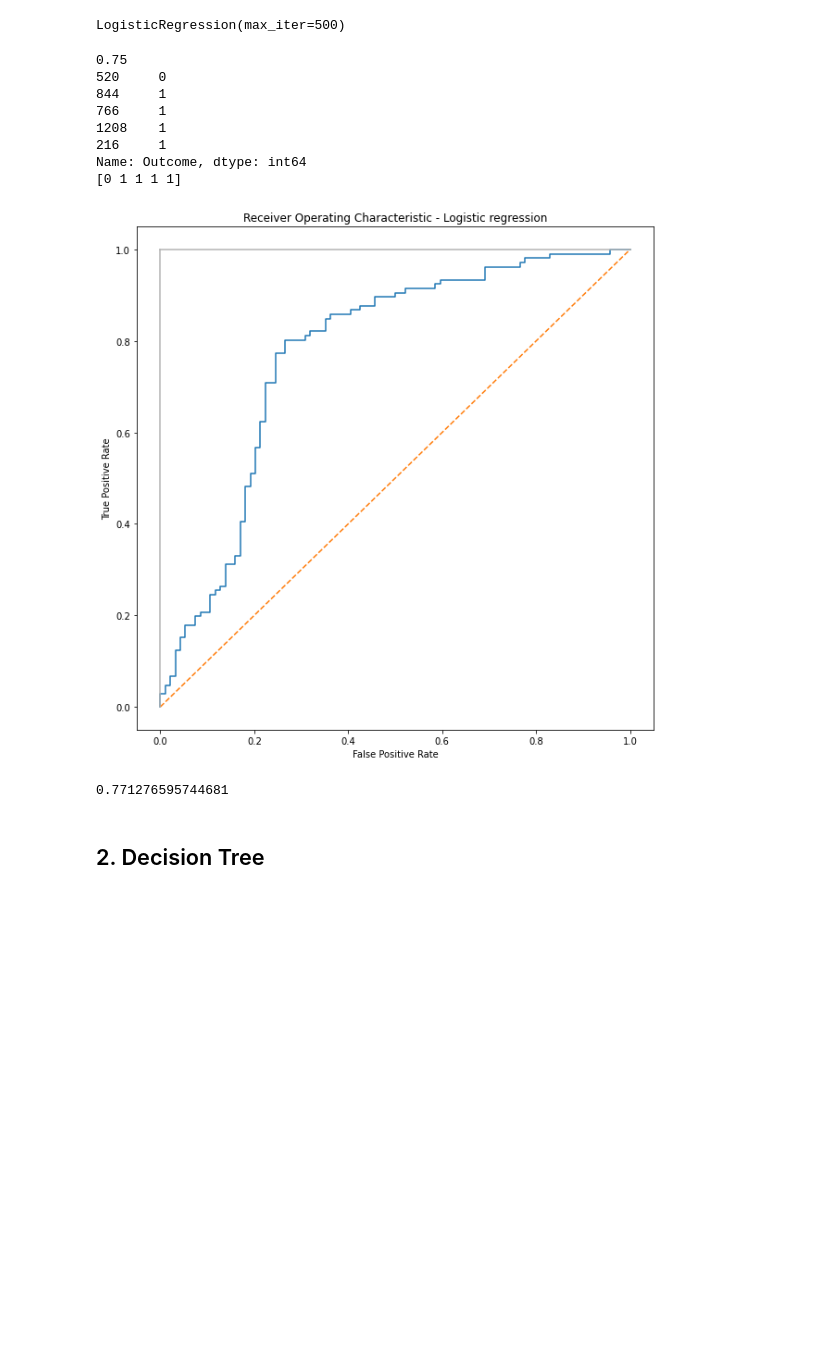
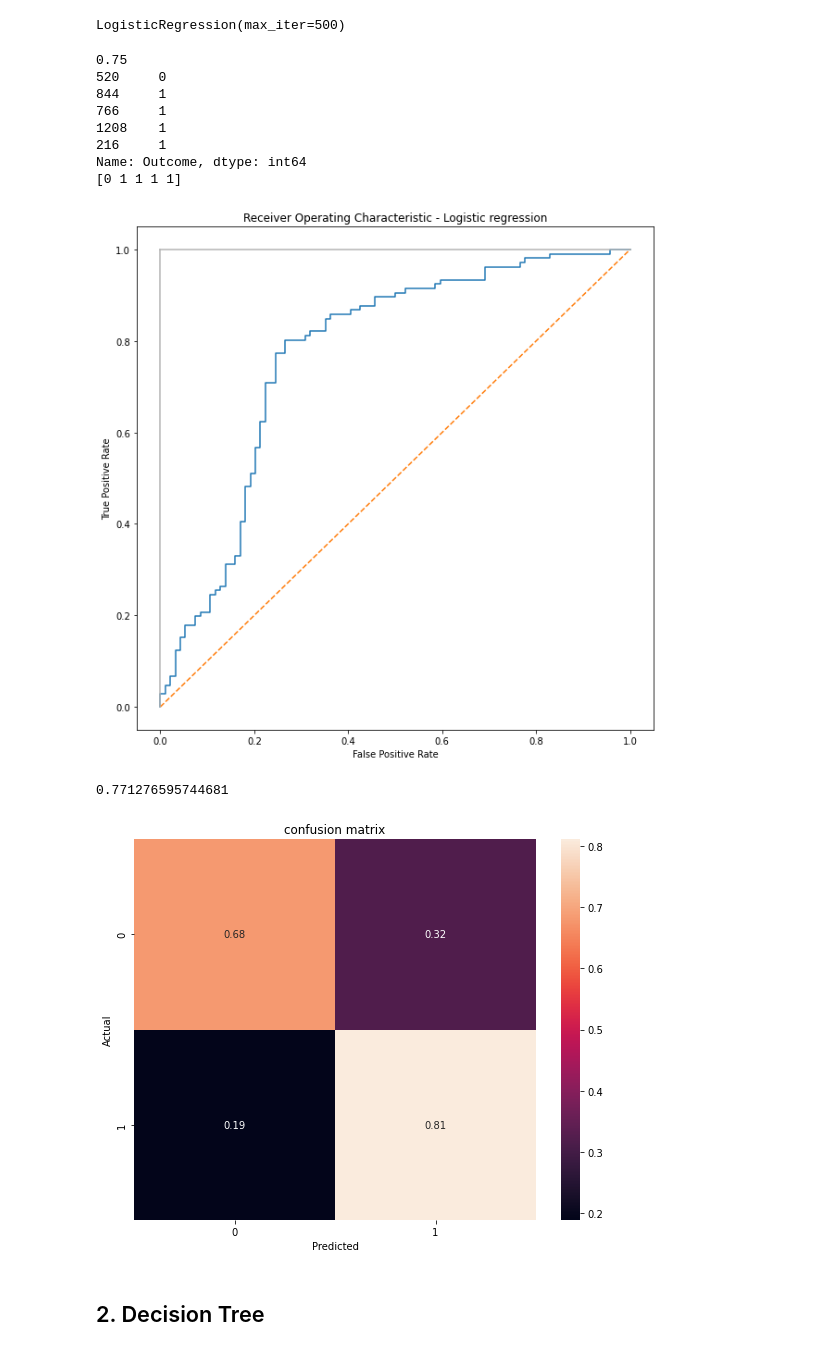
Before and after one commit to John-Ad/DTA-Assignment, a Jupyter notebook: dta_assignment/Assignment code.ipynb, the cells around one changed output. Drawn from its saved outputs; the diff is of its cells as text; code cells hidden in the pictures; blank space fills up the shorter version.

Commit message:
added confusion matrices

```diff
--- a/dta_assignment/Assignment code.ipynb
+++ b/dta_assignment/Assignment code.ipynb
@@ -564,33 +564,48 @@ plt.title('Receiver Operating Characteristic - Logistic regression')
 plt.plot(l_fpr, l_tpr)
 plt.plot([0, 1], ls="--")
 plt.plot([0, 0], [1, 0] , c=".7"), plt.plot([1, 1] , c=".7")
 plt.ylabel('True Positive Rate')
 plt.xlabel('False Positive Rate')
 plt.show()
 auc = roc_auc_score(y_test, y_pred_probs)
 print(auc)
+
+confData={
+    'y_Actual':y_test.to_list(),
+    'y_Predicted':predictions.tolist()
+}
+df = pd.DataFrame(confData, columns=['y_Actual','y_Predicted'])
+confusion_matrix=pd.crosstab(df['y_Actual'],df['y_Predicted'],rownames=['Actual'],colnames=['Predicted'])
+confusion_matrix=confusion_matrix.div(confusion_matrix.sum(1).astype(float),axis=0)
+plt.figure(figsize = (9,7))
+sns.heatmap(confusion_matrix,annot=True)
+plt.title('confusion matrix')
+plt.show()
+
+
 # plt.plot(fpr,tpr,label="data 1, auc="+str(auc))
 # plt.legend(loc=4)
 # plt.show()
 
 
 
 # predictions = model2.predict(X_test)
 # score = accuracy_score(y_test, predictions)
 # print(score)
 # print(y_test.head())
 # print(predictions[:5])
 # %% [output]
 0.75
 520     0
 844     1
 766     1
 1208    1
 216     1
 Name: Outcome, dtype: int64
 [0 1 1 1 1]
 [figure]
 0.771276595744681
+[figure, added]
 # %% [markdown]
 ## 2. Decision Tree
 # %%
```
Also changed, not shown: parts of 7 cells of this notebook.
